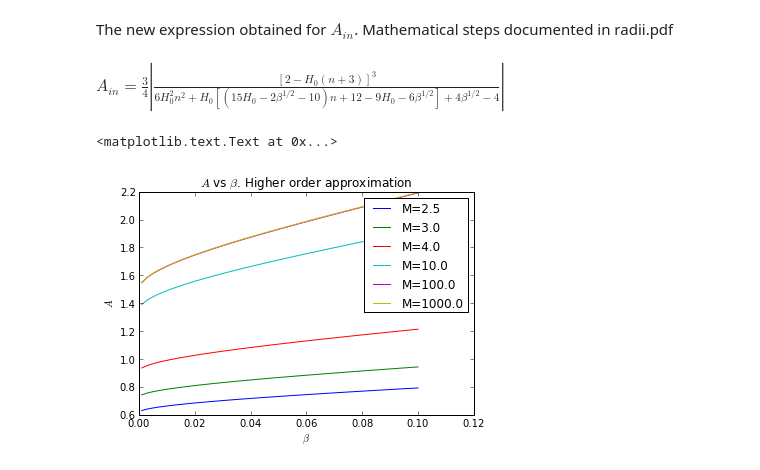
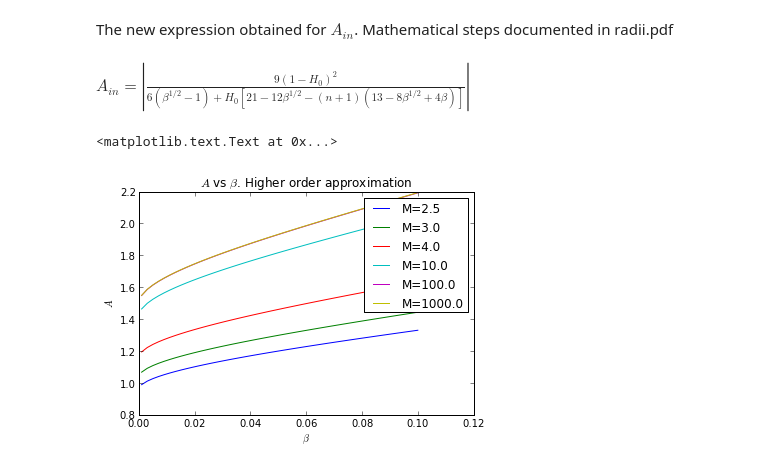
Before and after one commit to will-henney/bowshock-shape, a Jupyter notebook: CRW-shapes/Test-A-inner.ipynb, the cells around one changed output. Drawn from its saved outputs; the diff is of its cells as text; code cells hidden in the pictures.

```diff
--- a/CRW-shapes/Test-A-inner.ipynb
+++ b/CRW-shapes/Test-A-inner.ipynb
@@ -31,18 +31,18 @@ Looks like the Radius of curvature are bigger with low Mach Numbers, while the e
 # %% [markdown]
 The new expression obtained for $A_{in}$. Mathematical steps documented in radii.pdf
 # %% [markdown]
-$A_{in}=\frac{3}{4}\left\vert \frac{\left[2-H_0(n+3)\right]^3}{6H_0^2n^2+H_0\left[\left(15H_0-2\beta^{1/2}-10\right)n+12-9H_0-6\beta^{1/2}\right]+4\beta^{1/2}-4} \right\vert$
+$A_{in}=\left\vert \frac{9\left(1-H_0\right)^2}{6(\beta^{1/2}-1)+H_0[21-12\beta^{1/2}-(n+1)(13-8\beta^{1/2}+4\beta)]} \right\vert$
 # %%
 for m in M:
     H0 = 3./(4*m**2+7.)
     n = 3.4*(4*m**2+1.)/(4*m**2+19.)
-    A2 = 0.75*np.abs((2-H0*(n+3))**3/(6*(H0*n)**2+
-    H0*(n*(15*H0-2*np.sqrt(beta)-10)+12-9*H0-6*np.sqrt(beta))+4*(np.sqrt(beta)-1)))
+    A2 = np.abs(9*(1-H0)**2/(6*np.sqrt(beta)-6+H0*(21-12*np.sqrt(beta)-(n+1)*(13-8*np.sqrt(beta)
+                        +4*beta))))
     plt.plot(beta,A2,label="M={}".format(m))
 plt.legend()
 plt.xlabel(r"$\beta$")
 plt.ylabel(r"$A$")
 plt.title(r"$A$ vs $\beta$. Higher order approximation")
 # %% [output]
 <matplotlib.text.Text at 0x...>
-[figure, old version]
+[figure, new version]
```
